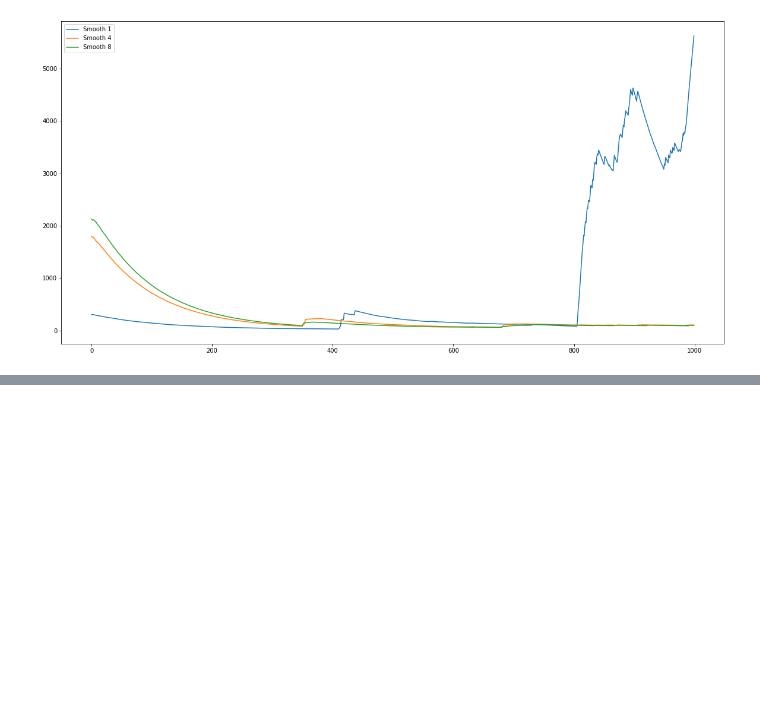
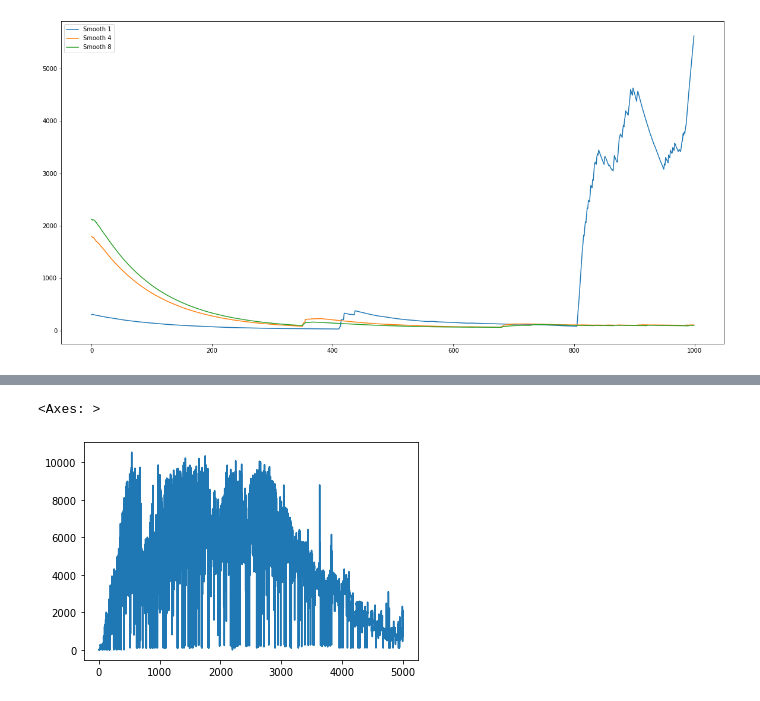
Before and after one commit to crarojasca/HRL_LTL_Goals, a Jupyter notebook: graphs/graphs.ipynb, the cells around one changed output, grey strips where cells are left out. Cells and saved outputs as stored; diff of their text form; code cells hidden in the pictures; blank space fills up the shorter version.

```diff
--- a/graphs/graphs.ipynb
+++ b/graphs/graphs.ipynb
@@ -127,0 +80,5 @@ Name: Value 1, Length: 1000, dtype: float64
+# %%
+sapiento_data["env.name: Sarsa-Sapientino3C-1 - reward"].plot()
+# %% [output]
+<Axes: >
+[figure, added]
```
Also changed, not shown: parts of 8 cells of this notebook, 2 other files.
